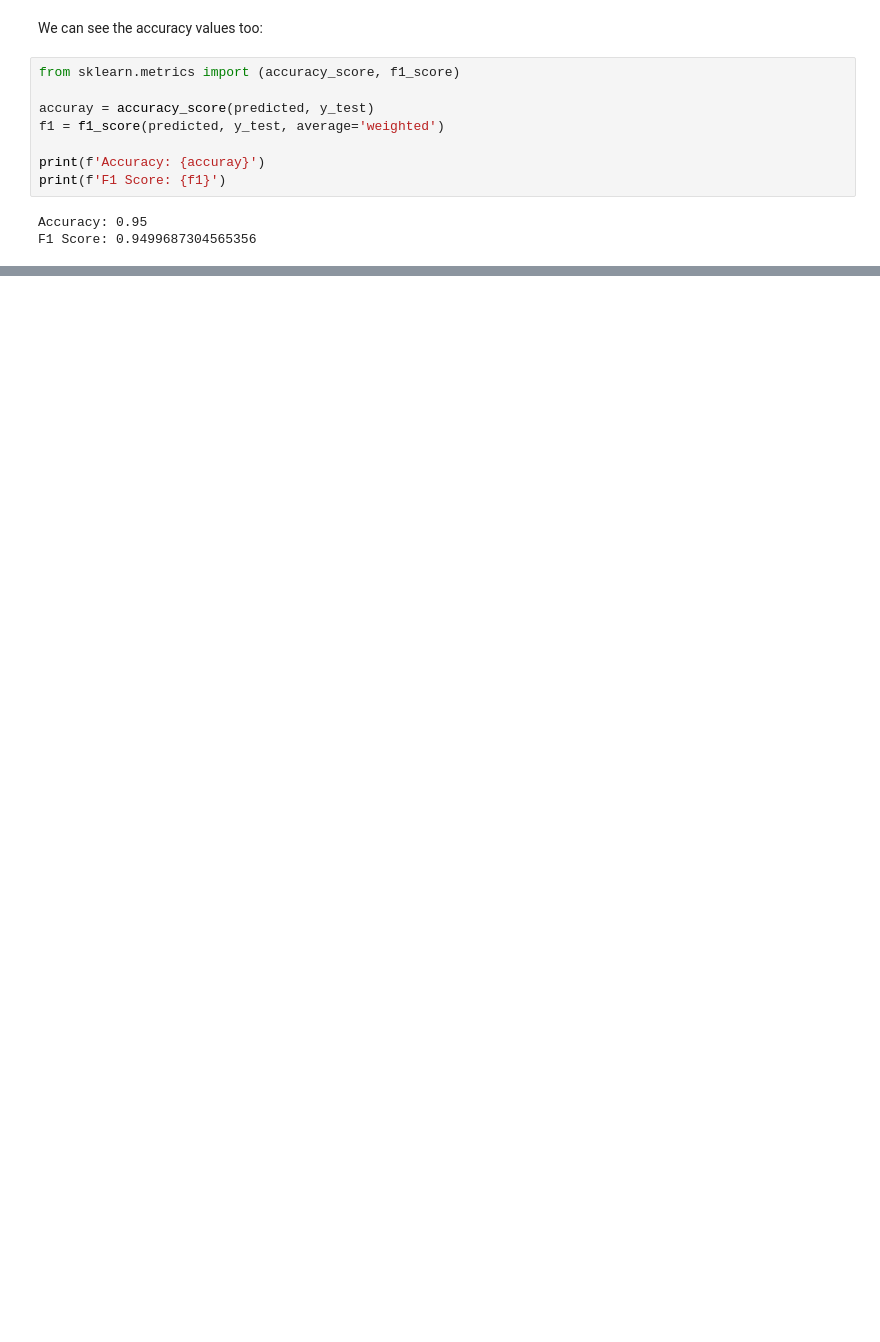
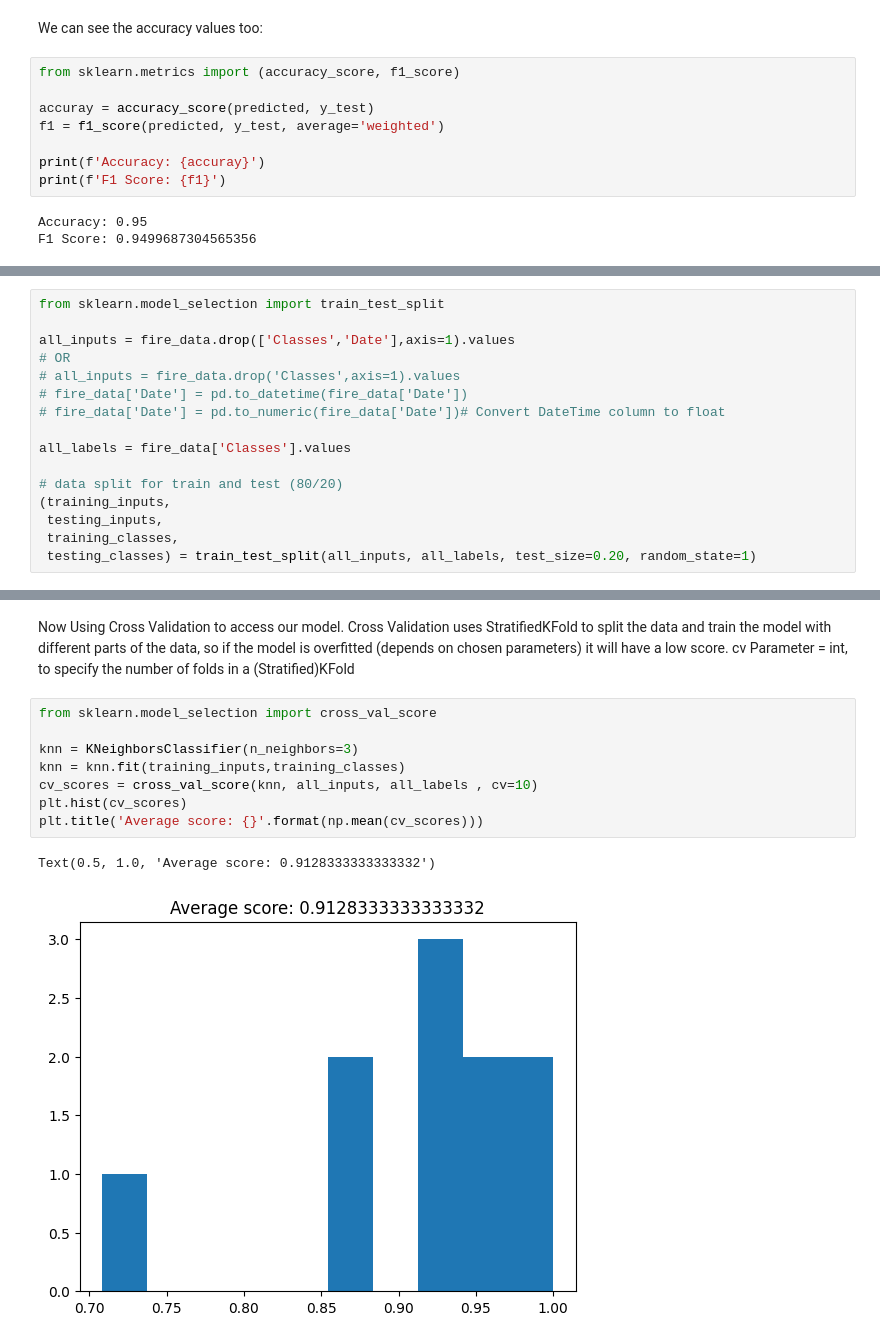
Before and after one commit to tommygomez25/IA, a Jupyter notebook: Projeto2/project.ipynb, the cells around one changed output, grey strips where cells are left out. Cells and saved outputs as stored; diff of their text form; blank space fills up the shorter version.

```diff
--- a/Projeto2/project.ipynb
+++ b/Projeto2/project.ipynb
@@ -238,0 +242,16 @@ F1 Score: 0.9499687304565356
+# %%
+from sklearn.model_selection import train_test_split
+
+all_inputs = fire_data.drop(['Classes','Date'],axis=1).values
+# OR
+# all_inputs = fire_data.drop('Classes',axis=1).values
+# fire_data['Date'] = pd.to_datetime(fire_data['Date'])
+# fire_data['Date'] = pd.to_numeric(fire_data['Date'])# Convert DateTime column to float
+
+all_labels = fire_data['Classes'].values
+
+# data split for train and test (80/20)
+(training_inputs,
+ testing_inputs,
+ training_classes,
+ testing_classes) = train_test_split(all_inputs, all_labels, test_size=0.20, random_state=1)
@@ -238,0 +302,14 @@ F1 Score: 0.9499687304565356
+# %% [markdown]
+Now Using Cross Validation to access our model.
+Cross Validation uses StratifiedKFold to split the data and train the model with different parts of the data, so if the model is overfitted (depends on chosen parameters) it will have a low score. cv Parameter = int, to specify the number of folds in a (Stratified)KFold
+# %%
+from sklearn.model_selection import cross_val_score
+
+knn = KNeighborsClassifier(n_neighbors=3)
+knn = knn.fit(training_inputs,training_classes)
+cv_scores = cross_val_score(knn, all_inputs, all_labels , cv=10)
+plt.hist(cv_scores)
+plt.title('Average score: {}'.format(np.mean(cv_scores)))
+# %% [output]
+Text(0.5, 1.0, 'Average score: 0.9128333333333332')
+[figure, added]
```
Also changed, not shown: parts of 11 cells of this notebook, 1 other file.
